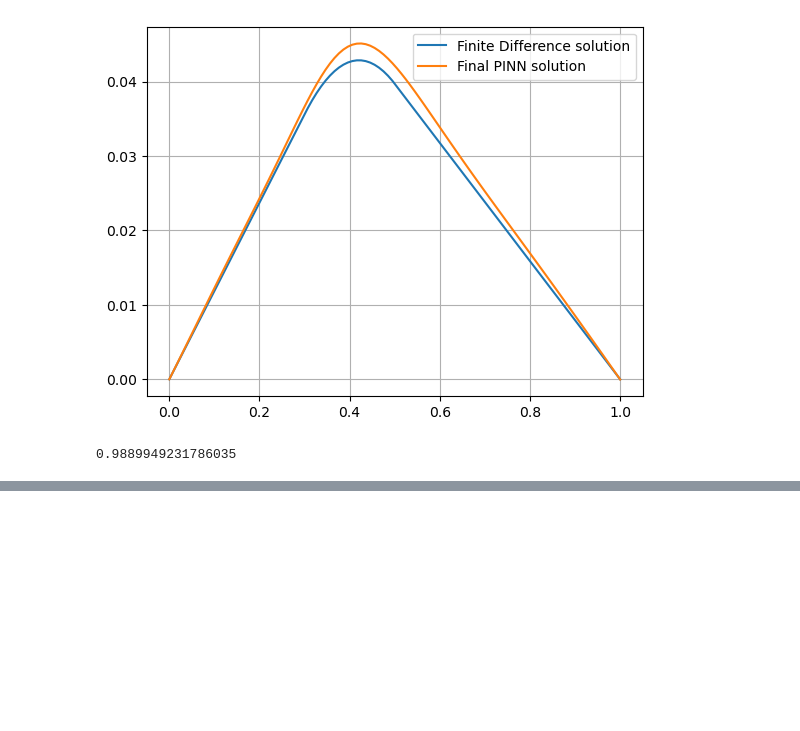
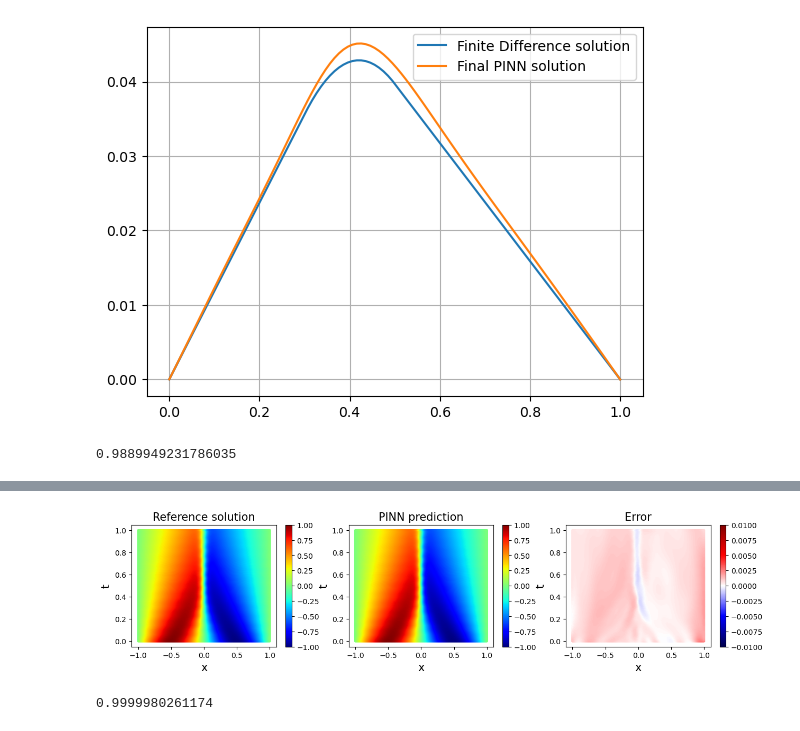
Before and after one commit to alucantonio/data_enhanced_simulation, a Jupyter notebook: 4_PINNs.ipynb, the cells around one changed output, grey strips where cells are left out. Cells and saved outputs as stored; diff of their text form; code cells hidden in the pictures; blank space fills up the shorter version.

```diff
--- a/4_PINNs.ipynb
+++ b/4_PINNs.ipynb
@@ -279,0 +441,29 @@ m.score(mesh_full, wrap_bc(finite_difference_solution))
+# %%
+u_star_array = np.load('./data/burgers_sol.npy', allow_pickle=True)
+u_star = u_star_array[-1]
+pred = m.predict(X_star)
+
+fig = plt.figure(figsize=[15,3])
+axes = fig.subplots(1,3, sharex=False, sharey=False)
+img1 = axes[0].scatter(X_star[:, 0:1], X_star[:, 1:2], c=u_star, cmap='jet', vmax=1, vmin=-1, s=5)
+axes[0].set_title('Reference solution', fontsize=15)
+axes[0].set_xlabel('x', fontsize=15)
+axes[0].set_ylabel('t', fontsize=15)
+plt.colorbar(img1, ax=axes[0])
+img2 = axes[1].scatter(X_star[:, 0:1], X_star[:, 1:2], c=pred, cmap='jet', vmax=1, vmin=-1, s=5)
+axes[1].set_title('PINN prediction', fontsize=15)
+axes[1].set_xlabel('x', fontsize=15)
+axes[1].set_ylabel('t', fontsize=15)
+plt.colorbar(img2, ax=axes[1])
+img3 = axes[2].scatter(X_star[:, 0:1], X_star[:, 1:2], c=u_star-pred[:,None], cmap='seismic', vmax=0.01, vmin=-0.01, s=5)
+axes[2].set_title('Error', fontsize=15)
+axes[2].set_xlabel('x', fontsize=15)
+axes[2].set_ylabel('t', fontsize=15)
+plt.colorbar(img3, ax=axes[2])
+plt.show()
+# %% [output]
+[figure, added]
+# %%
+m.score(X_star, u_star.ravel())
+# %% [output]
+0.9999980261174
```
Also changed, not shown: parts of 16 cells of this notebook, 2 other files.
